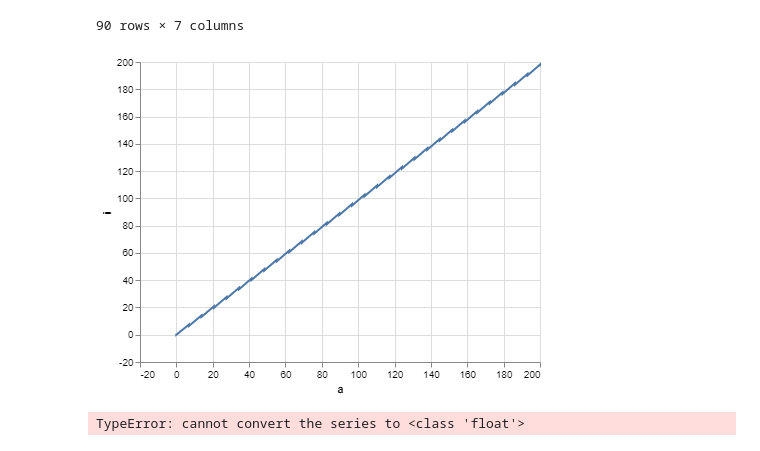
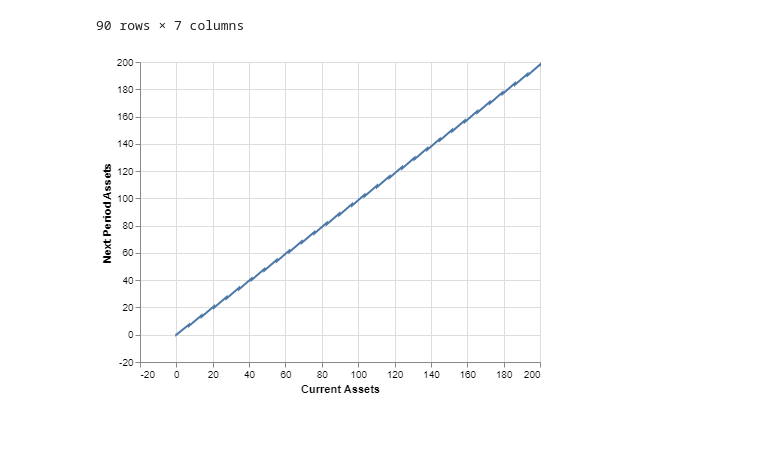
Before and after one commit to zhuang13atJHU/ballpark, a Jupyter notebook: models/We-Would-Like-In-Econ-ARK/AiyagariIdiosyncratic/Code.ipynb, the cells around one changed output. Drawn from its saved outputs; the diff is of its cells as text; code cells hidden in the pictures.

```diff
--- a/models/We-Would-Like-In-Econ-ARK/AiyagariIdiosyncratic/Code.ipynb
+++ b/models/We-Would-Like-In-Econ-ARK/AiyagariIdiosyncratic/Code.ipynb
@@ -200,23 +93,20 @@ eq.as_df()
 # %%
 import altair as alt
 import pandas as pd
-single = alt.selection_single(on='mouseover', nearest=True)
 df = eq.as_df()
+
 alt.Chart(df).mark_line().encode(
-    x = 'a',
-    y = 'i',
+    x = alt.X('a', axis = alt.Axis(title='Current Assets')),
+    y = alt.Y('i', axis=alt.Axis(title='Next Period Assets'))
 )
 # %% [output]
-[figure, old version]
+[figure, new version]
 # %%
 import math
 # %%
-# calcualte consumption
+# extract variables from the steady state solution
 a = df['a']
 r = df['r']
 w = df['w']
 e = df['e']
 i = df['i']
-c = (1+r)*a + w*math.exp(e) - i
-# %% [output]
-TypeError: cannot convert the series to <class 'float'>
```
Also changed, not shown: parts of 12 cells of this notebook.
